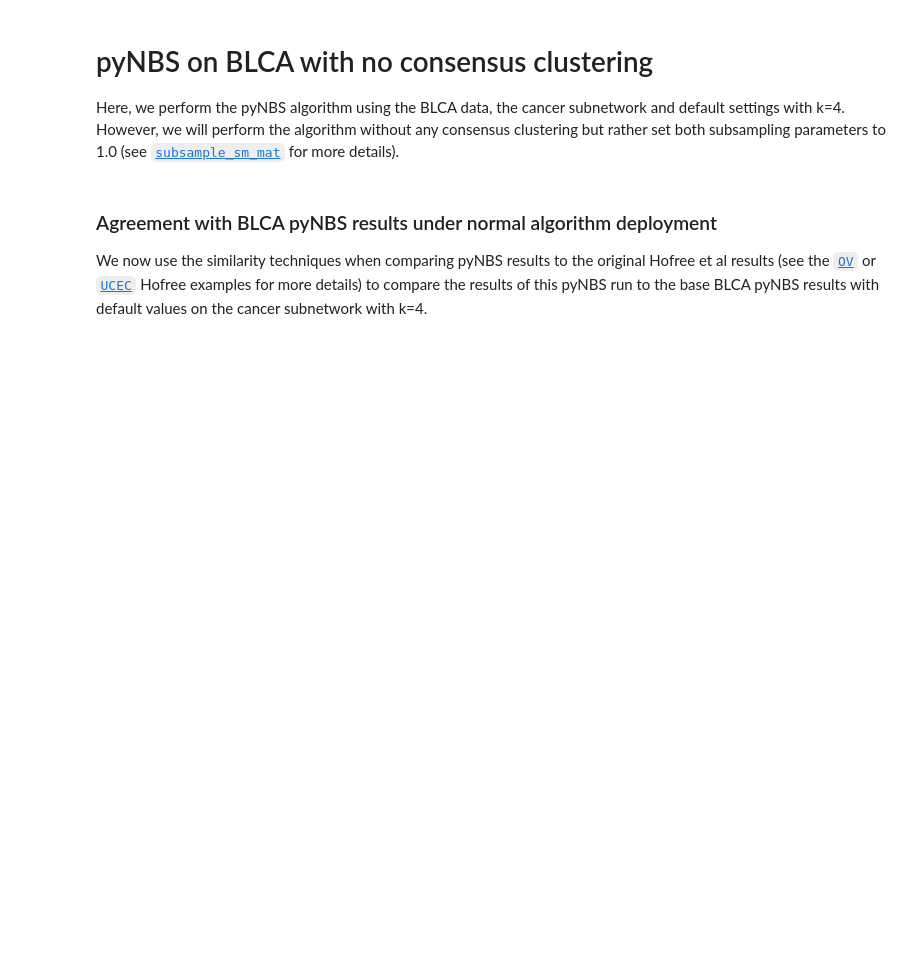
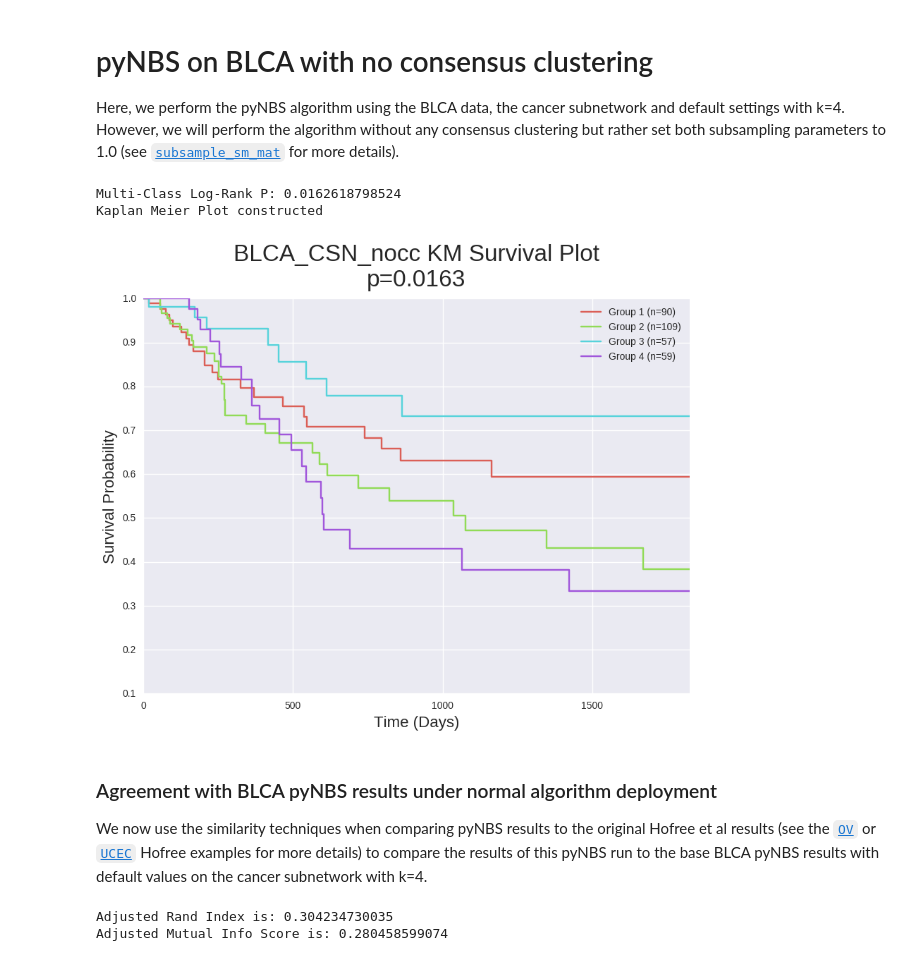
Before and after one commit to idekerlab/pyNBS, a Jupyter notebook: Supplementary_Notebooks/pyNBS Algorithm Analysis.ipynb, the cells around one changed output. Drawn from its saved outputs; the diff is of its cells as text; code cells hidden in the pictures; blank space fills up the shorter version.

````diff
--- a/Supplementary_Notebooks/pyNBS Algorithm Analysis.ipynb
+++ b/Supplementary_Notebooks/pyNBS Algorithm Analysis.ipynb
@@ -430,21 +465,25 @@ NBS_single_params2 = {'gene_subsample_p':'1'}
 # %%
 clusters, niters= 4, 100
 
 # Run pyNBS
-BLCA_CSN_nocc_H = pyNBS_single.NBS_single(sm_mat, CSN_knnGlap, propNet=CSN_nocc, propNet_kernel=CSN_nocc_kernel, k=clusters)
+BLCA_CSN_nocc_H = pyNBS_single.NBS_single(sm_mat, CSN_knnGlap, propNet=CSN, propNet_kernel=CSN_kernel, k=clusters)
 
 # Hard clustering (no consensus)
 BLCA_CSN_nocc_H.columns = range(1,len(BLCA_CSN_nocc_H.columns)+1)
 BLCA_CSN_nocc_cluster_assign_dict = {}
 for pat in BLCA_CSN_nocc_H.index:
     BLCA_CSN_nocc_cluster_assign_dict[pat] = np.argmax(BLCA_CSN_nocc_H.ix[pat])
 BLCA_CSN_nocc_cluster_assign = pd.Series(BLCA_CSN_nocc_cluster_assign_dict, name='CC Hard, k='+repr(clusters))
 save_clusters_path = save_args['outdir']+str(save_args['job_name'])+'_cluster_assignments.csv'
 BLCA_CSN_nocc_cluster_assign.to_csv(save_clusters_path)
 
 # Plot KM Plot for patient clusters
 BLCA_CSN_nocc_p = plot.cluster_KMplot(BLCA_CSN_nocc_cluster_assign, BLCA_surv_data, delimiter=',', **save_args)
 Image(filename = save_args['outdir']+save_args['job_name']+'_KM_plot.png', width=600, height=600)
+# %% [output]
+Multi-Class Log-Rank P: 0.0162618798524
+Kaplan Meier Plot constructed
+[figure, added]
 # %% [markdown]
 ### Agreement with BLCA pyNBS results under normal algorithm deployment
 We now use the similarity techniques when comparing pyNBS results to the original Hofree et al results (see the [```OV```]() or [```UCEC```]() Hofree examples for more details) to compare the results of this pyNBS run to the base BLCA pyNBS results with default values on the cancer subnetwork with k=4.
@@ -456,6 +495,9 @@ adj_rand_index = adjusted_rand_score(base_clust_assign, new_clust_assign)
 adj_mutual_info_score = adjusted_mutual_info_score(base_clust_assign, new_clust_assign)
 print 'Adjusted Rand Index is: ' + str(adj_rand_index)
 print 'Adjusted Mutual Info Score is: ' + str(adj_mutual_info_score)
+# %% [output]
+Adjusted Rand Index is: 0.304234730035
+Adjusted Mutual Info Score is: 0.280458599074
 # %%
 # Construct contingency table for cluster assignments
 intersect_pats = list(cc_align.index)
````
Also changed, not shown: parts of 26 cells of this notebook, 17 other files.
